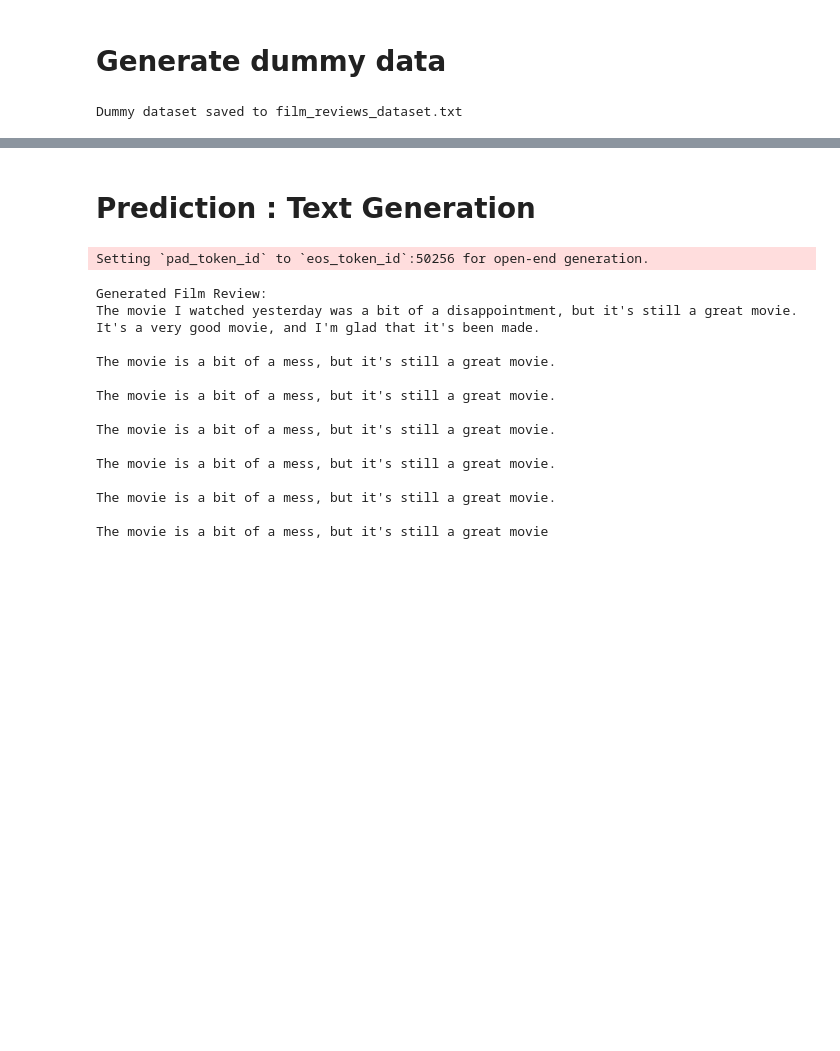
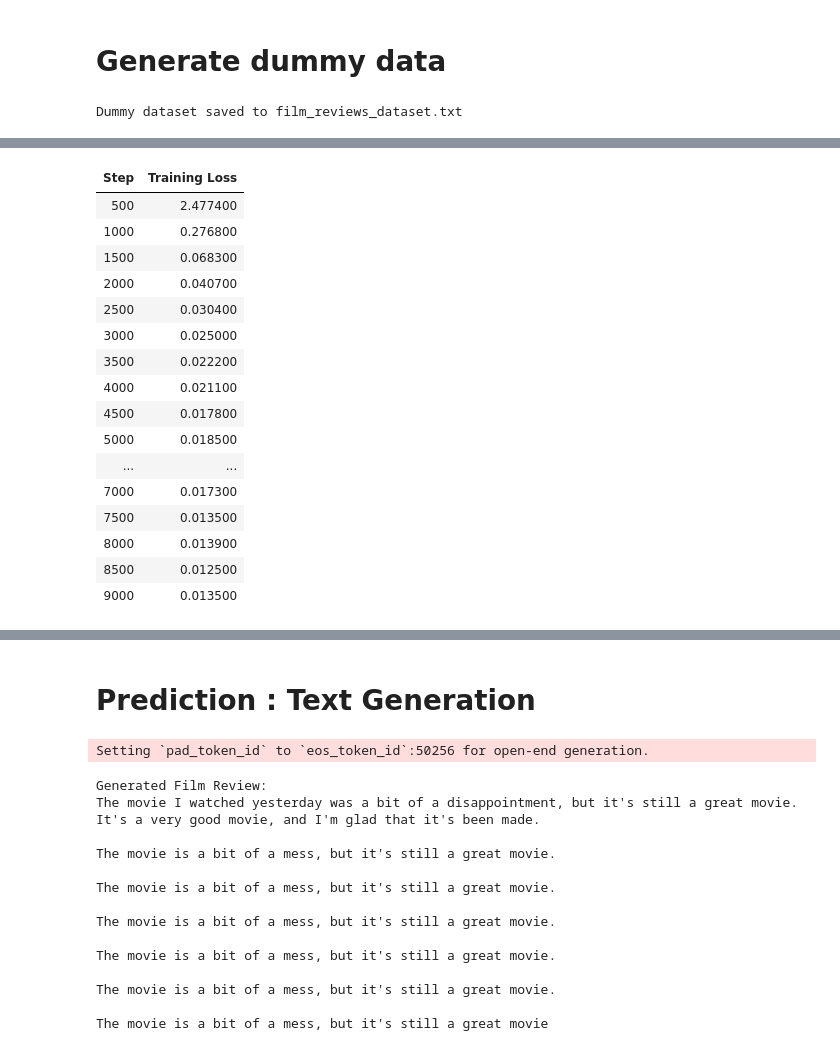
Before and after one commit to deepskandpal/animalGPT_behind_the_scenes, a Jupyter notebook: Animal ML models.ipynb, the cells around one changed output, grey strips where cells are left out. Cells and saved outputs as stored; diff of their text form; code cells hidden in the pictures; blank space fills up the shorter version.

Commit message:
[FEAT] new datasets and updated model script

```diff
--- a/Animal ML models.ipynb
+++ b/Animal ML models.ipynb
@@ -117,0 +104,66 @@ tokenizer.save_pretrained("./film_reviews_fine_tuned_v2")
+# %%
+from transformers import GPT2Tokenizer, GPT2LMHeadModel
+from transformers import TextDataset, DataCollatorForLanguageModeling
+from transformers import Trainer, TrainingArguments
+from transformers import TrainerCallback
+
+dataset_path = "./datasets/All data_1.txt"
+# Load pre-trained GPT-2 model and tokenizer
+model_name = "gpt2"
+tokenizer = GPT2Tokenizer.from_pretrained(model_name)
+model = GPT2LMHeadModel.from_pretrained(model_name)
+
+train_dataset = TextDataset(
+    tokenizer=tokenizer,
+    file_path=dataset_path,
+    block_size=128,  # Adjust the block size according to your dataset
+)
+
+# Use the default data collator for language modeling
+data_collator = DataCollatorForLanguageModeling(
+    tokenizer=tokenizer, mlm=False
+)
+
+# *    num_train_epochs=3,              # total number of training epochs*
+# *    per_device_train_batch_size=16,  # batch size per device during training*
+# *    per_device_eval_batch_size=16,   # batch size for evaluation*
+# *    warmup_steps=50,                 # number of warmup steps for learning rate scheduler*
+# *    weight_decay=0.01,               # strength of weight decay*
+# *    logging_dir='./logs',            # directory for storing logs*
+# *    logging_steps=20,*
+# *    evaluation_strategy="steps"*
+# Define training arguments
+training_args = TrainingArguments(
+    output_dir="./anmialGPTV1",
+    overwrite_output_dir=True,
+    num_train_epochs=300,
+    per_device_train_batch_size=4,
+    save_steps=10_000,
+    save_total_limit=2,
+    logging_dir='./logs',            # directory for storing logs*
+)
+
+class CustomCallback(TrainerCallback):
+    def on_step_end(self, args, state, control, **kwargs):
+        if state.log_history:
+            print(f"Step {state.global_step}, Loss: {state.log_history[-1]['loss']:.4f}")
+        else:
+            pass
+
+# Create Trainer instance with the custom callback
+trainer = Trainer(
+    model=model,
+    args=training_args,
+    data_collator=data_collator,
+    train_dataset=train_dataset,
+    callbacks=[CustomCallback()],
+)
+
+# Fine-tune the model
+trainer.train()
+
+
+# Save the fine-tuned model
+model.save_pretrained("./anmialGPTV1")
+tokenizer.save_pretrained("./anmialGPTV1")
+# %% [output]
@@ -117,0 +171,17 @@ tokenizer.save_pretrained("./film_reviews_fine_tuned_v2")
+| Step | Training Loss |
+| 500 | 2.477400 |
+| 1000 | 0.276800 |
+| 1500 | 0.068300 |
+| 2000 | 0.040700 |
+| 2500 | 0.030400 |
+| 3000 | 0.025000 |
+| 3500 | 0.022200 |
+| 4000 | 0.021100 |
+| 4500 | 0.017800 |
+| 5000 | 0.018500 |
+| ... | ... |
+| 7000 | 0.017300 |
+| 7500 | 0.013500 |
+| 8000 | 0.013900 |
+| 8500 | 0.012500 |
+| 9000 | 0.013500 |
```
Also changed, not shown: parts of 26 cells of this notebook, 12 other files.
